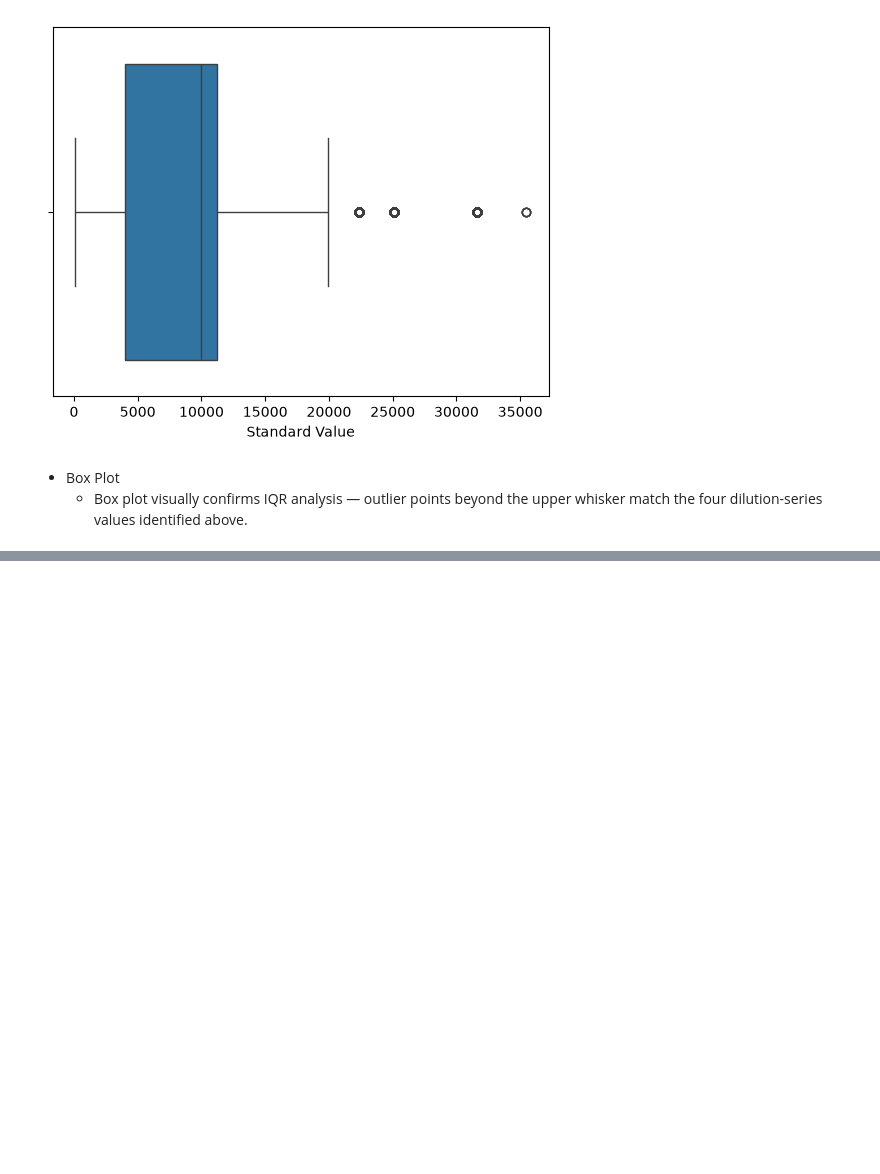
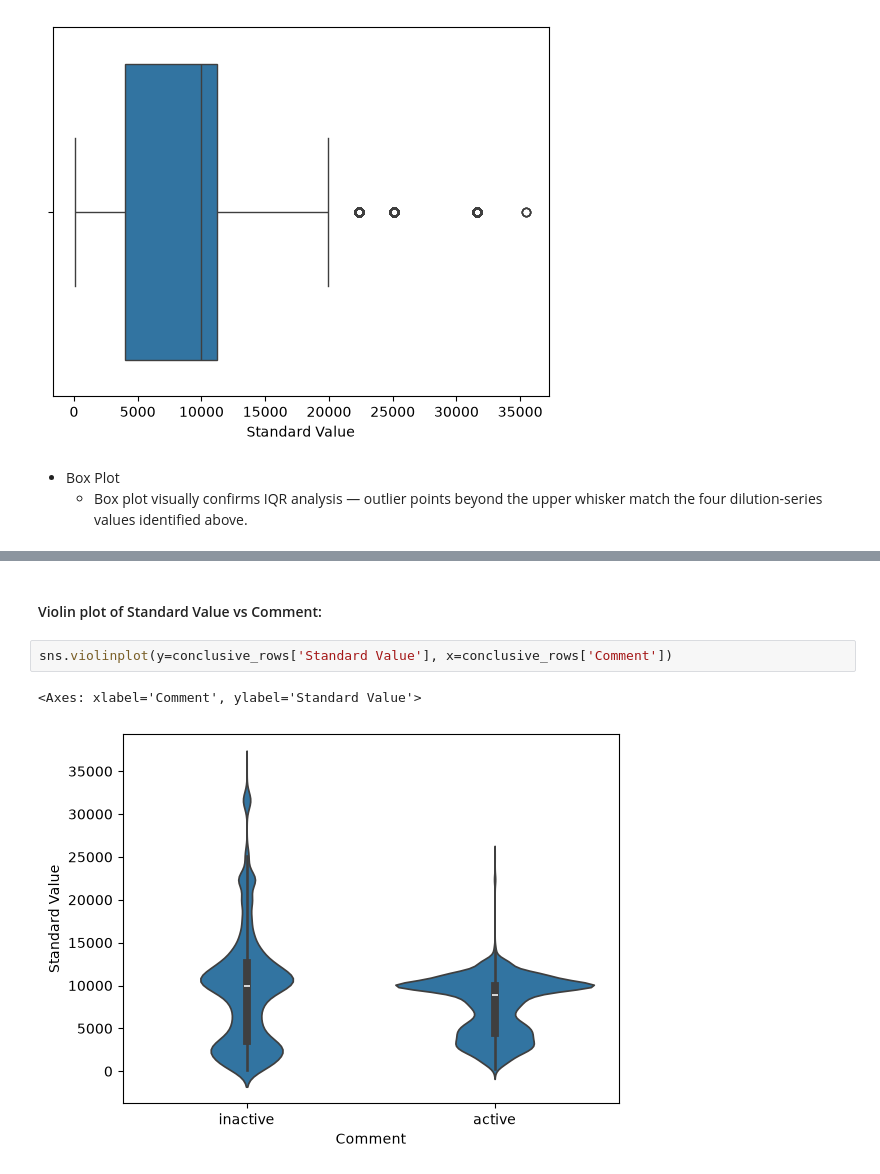
Before and after one commit to TomSCarter/week_9_chembl_eda, a Jupyter notebook: notebooks/Full_5_step_GLP1_EDA.ipynb, the cells around one changed output, grey strips where cells are left out. Cells and saved outputs as stored; diff of their text form; blank space fills up the shorter version.

```diff
--- a/notebooks/Full_5_step_GLP1_EDA.ipynb
+++ b/notebooks/Full_5_step_GLP1_EDA.ipynb
@@ -432,0 +502,7 @@ sns.boxplot(x=conclusive_rows['Standard Value'])
+# %% [markdown]
+#### Violin plot of Standard Value vs Comment:
+# %%
+sns.violinplot(y=conclusive_rows['Standard Value'], x=conclusive_rows['Comment'])
+# %% [output]
+<Axes: xlabel='Comment', ylabel='Standard Value'>
+[figure, added]
```
Also changed, not shown: parts of 16 cells of this notebook.
